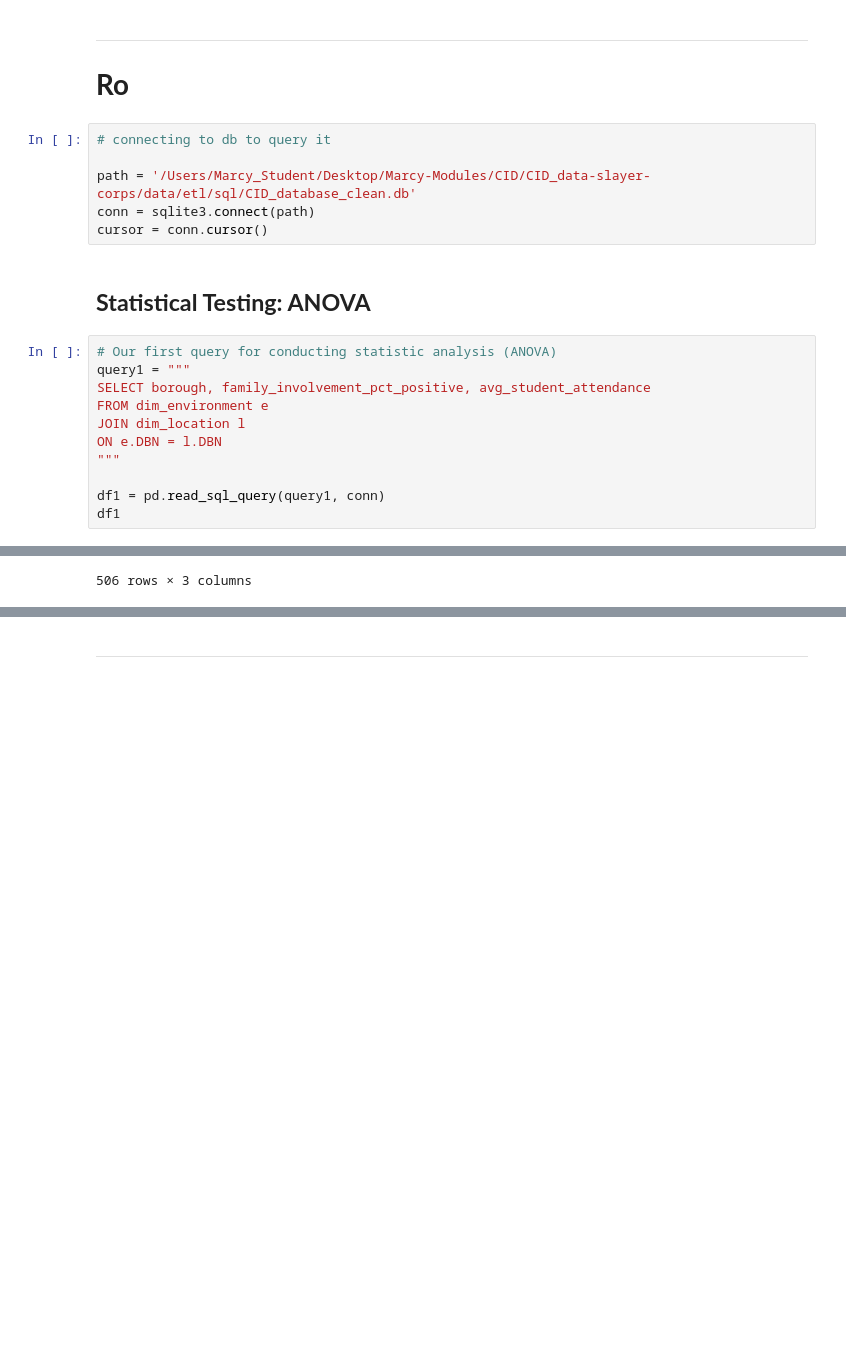
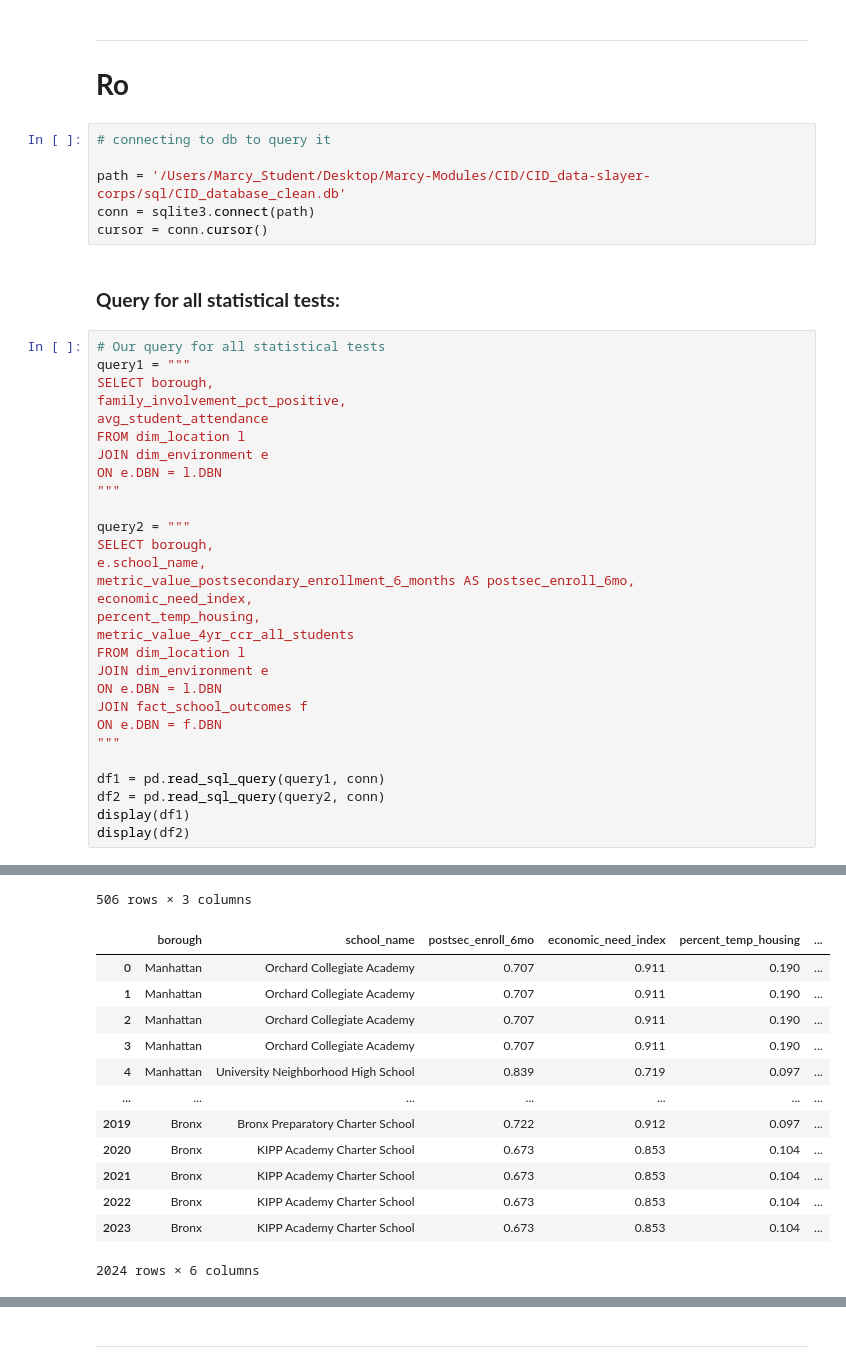
Before and after one commit to brehima5/CID_data-slayer-corps, a Jupyter notebook: python/notebooks/eda.ipynb, the cells around one changed output, grey strips where cells are left out. Saved outputs shown, nothing was run; the diff lists cells and outputs as text; blank space fills up the shorter version.

```diff
--- a/python/notebooks/eda.ipynb
+++ b/python/notebooks/eda.ipynb
@@ -35,33 +37,64 @@ import sqlite3
 # %%
 # connecting to db to query it
 
-path = '/Users/Marcy_Student/Desktop/Marcy-Modules/CID/CID_data-slayer-corps/data/etl/sql/CID_database_clean.db'
+path = '/Users/Marcy_Student/Desktop/Marcy-Modules/CID/CID_data-slayer-corps/sql/CID_database_clean.db'
 conn = sqlite3.connect(path)
 cursor = conn.cursor()
-# %% [markdown]
-## **Statistical Testing: ANOVA**
+# %% [markdown]
+### **Query for all statistical tests:**
 # %%
-# Our first query for conducting statistic analysis (ANOVA)
+# Our query for all statistical tests
 query1 = """
-SELECT borough, family_involvement_pct_positive, avg_student_attendance
-FROM dim_environment e
-JOIN dim_location l
+SELECT borough,
+family_involvement_pct_positive,
+avg_student_attendance
+FROM dim_location l
+JOIN dim_environment e
 ON e.DBN = l.DBN
 """
 
+query2 = """
+SELECT borough,
+e.school_name,
+metric_value_postsecondary_enrollment_6_months AS postsec_enroll_6mo,
+economic_need_index,
+percent_temp_housing,
+metric_value_4yr_ccr_all_students
+FROM dim_location l
+JOIN dim_environment e
+ON e.DBN = l.DBN
+JOIN fact_school_outcomes f
+ON e.DBN = f.DBN
+"""
+
 df1 = pd.read_sql_query(query1, conn)
-df1
+df2 = pd.read_sql_query(query2, conn)
+display(df1)
+display(df2)
 # %% [output]
 |  | borough | family_involvement_pct_positive | avg_student_attendance |
 | 0 | Manhattan | 0.81 | 0.818 |
 | 1 | Manhattan | 0.82 | 0.915 |
 | 2 | Manhattan | 0.93 | 0.935 |
 | 3 | Manhattan | 0.93 | 0.941 |
 | 4 | Manhattan | 0.85 | 0.919 |
 | ... | ... | ... | ... |
 | 501 | Bronx | NaN | 0.869 |
 | 502 | Bronx | NaN | NaN |
 | 503 | Bronx | NaN | 0.826 |
 | 504 | Bronx | NaN | 0.847 |
 | 505 | Bronx | NaN | 0.934 |
 506 rows × 3 columns
+|  | borough | school_name | postsec_enroll_6mo | economic_need_index | percent_temp_housing | ... |
+| 0 | Manhattan | Orchard Collegiate Academy | 0.707 | 0.911 | 0.190 | ... |
+| 1 | Manhattan | Orchard Collegiate Academy | 0.707 | 0.911 | 0.190 | ... |
+| 2 | Manhattan | Orchard Collegiate Academy | 0.707 | 0.911 | 0.190 | ... |
+| 3 | Manhattan | Orchard Collegiate Academy | 0.707 | 0.911 | 0.190 | ... |
+| 4 | Manhattan | University Neighborhood High School | 0.839 | 0.719 | 0.097 | ... |
+| ... | ... | ... | ... | ... | ... | ... |
+| 2019 | Bronx | Bronx Preparatory Charter School | 0.722 | 0.912 | 0.097 | ... |
+| 2020 | Bronx | KIPP Academy Charter School | 0.673 | 0.853 | 0.104 | ... |
+| 2021 | Bronx | KIPP Academy Charter School | 0.673 | 0.853 | 0.104 | ... |
+| 2022 | Bronx | KIPP Academy Charter School | 0.673 | 0.853 | 0.104 | ... |
+| 2023 | Bronx | KIPP Academy Charter School | 0.673 | 0.853 | 0.104 | ... |
+2024 rows × 6 columns
```
Also changed, not shown: parts of 14 cells of this notebook, 5 other files.
